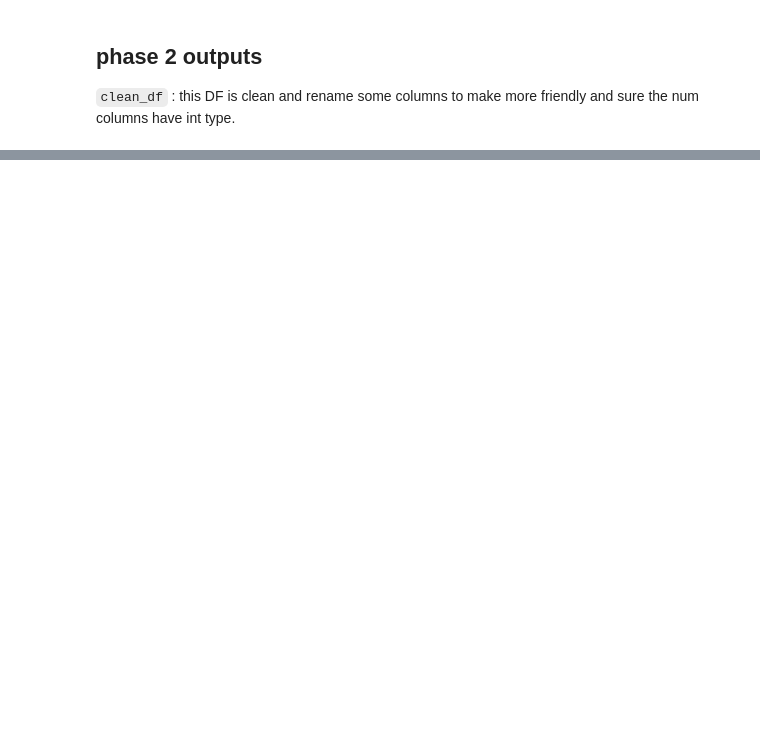
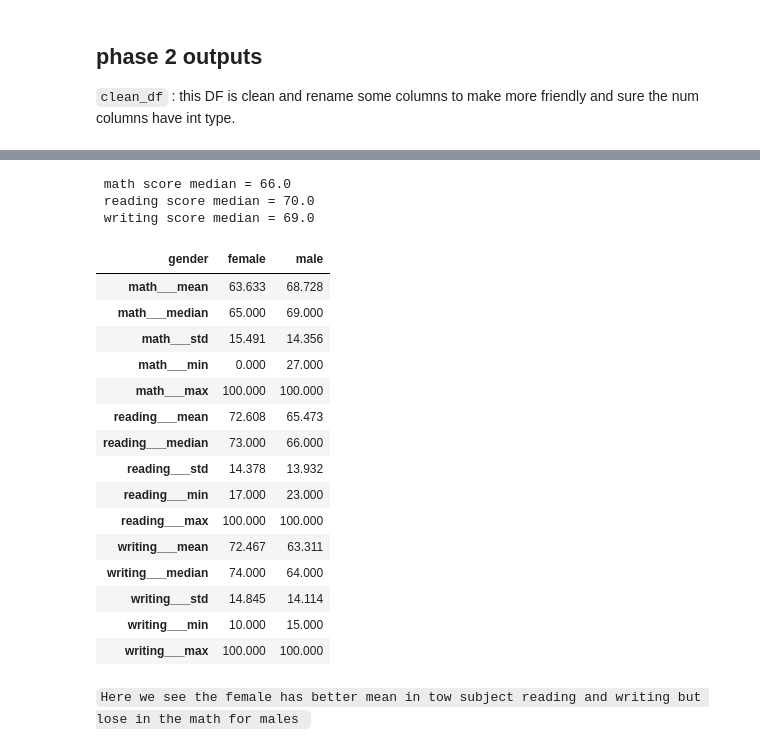
Before and after one commit to rami-othman/Students-Performance-Analysis, a Jupyter notebook: Students Performance Analysis.ipynb, the cells around one changed output, grey strips where cells are left out. Saved outputs shown, nothing was run; the diff lists cells and outputs as text; code cells hidden in the pictures; blank space fills up the shorter version.

```diff
--- a/Students Performance Analysis.ipynb
+++ b/Students Performance Analysis.ipynb
@@ -128,11 +128,11 @@ Index(['gender', 'race/ethnicity', 'parental level of education', 'lunch',
       dtype='object')
 # %%
 df_renamed = df.rename(columns= {'race/ethnicity': 'group' ,\
-    'parental level of education' : 'education' ,\
+    'parental level of education' : 'parent_education' ,\
         'test preparation course' : 'course' ,\
-            'math score': 'math-score' , \
-            'reading score': 'reading-score',\
-                'writing score' : 'writing-score'})
+            'math score': 'math_score' , \
+            'reading score': 'reading_score',\
+                'writing score' : 'writing_score'})
 # %%
 print(df_renamed.columns)
 # %% [output]
@@ -165,0 +180,36 @@ memory usage: 62.6+ KB
+# %%
+print (f" math score median = {clean_df['math_score'].median()}")
+print (f" reading score median = {clean_df['reading_score'].median()}")
+print (f" writing score median = {clean_df['writing_score'].median()}")
+# %% [output]
+ math score median = 66.0
+ reading score median = 70.0
+ writing score median = 69.0
+# %%
+grouped_df = clean_df.groupby(by= 'gender')
+# %%
+result = grouped_df[['math-score','reading-score','writing-score']].agg(['mean' , 'median' , 'std' ,'min' , 'max']).round(3).T
+
+# Flatten the multi-index row labels
+result.index = pd.Index([f"{col[0].replace('-score', '__')}_{col[1]}" for col in result.index])
+
+display(result)
+# %% [output]
+| gender | female | male |
+| math___mean | 63.633 | 68.728 |
+| math___median | 65.000 | 69.000 |
+| math___std | 15.491 | 14.356 |
+| math___min | 0.000 | 27.000 |
+| math___max | 100.000 | 100.000 |
+| reading___mean | 72.608 | 65.473 |
+| reading___median | 73.000 | 66.000 |
+| reading___std | 14.378 | 13.932 |
+| reading___min | 17.000 | 23.000 |
+| reading___max | 100.000 | 100.000 |
+| writing___mean | 72.467 | 63.311 |
+| writing___median | 74.000 | 64.000 |
+| writing___std | 14.845 | 14.114 |
+| writing___min | 10.000 | 15.000 |
+| writing___max | 100.000 | 100.000 |
+# %% [markdown]
+`Here we see the female has better mean in tow subject reading and writing but lose in the math for males `
```
Also changed, not shown: parts of 6 cells of this notebook.
